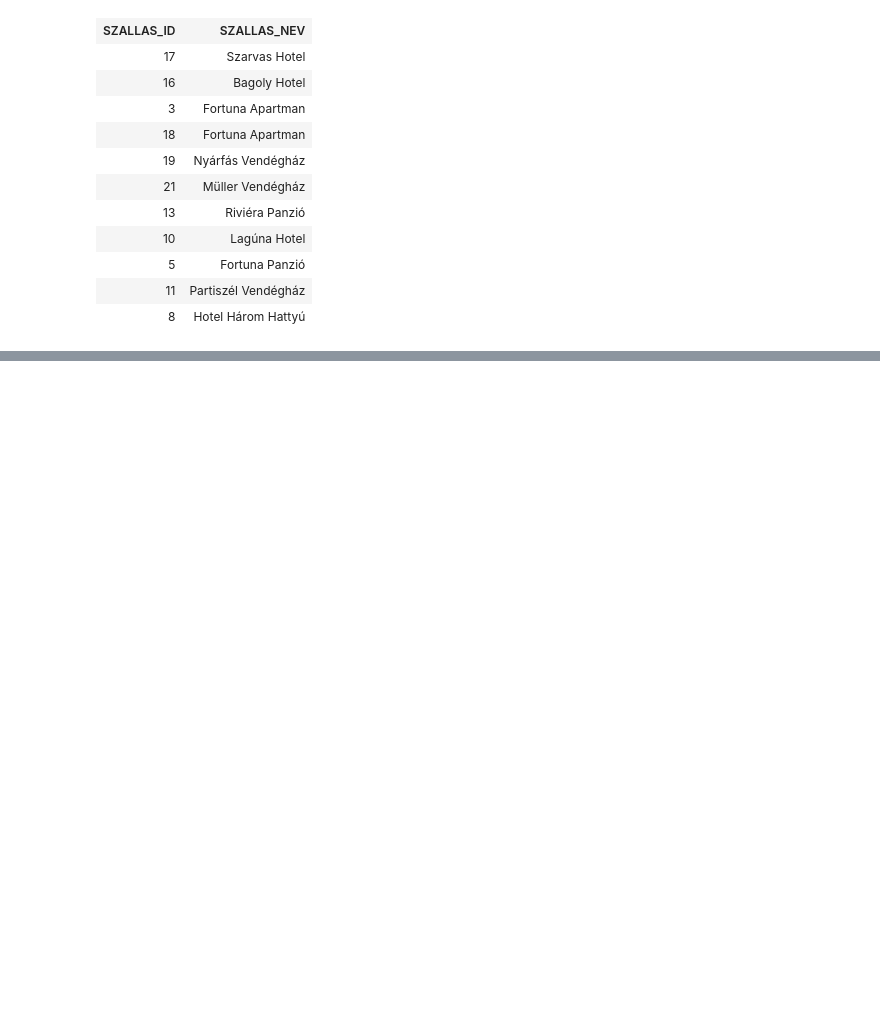
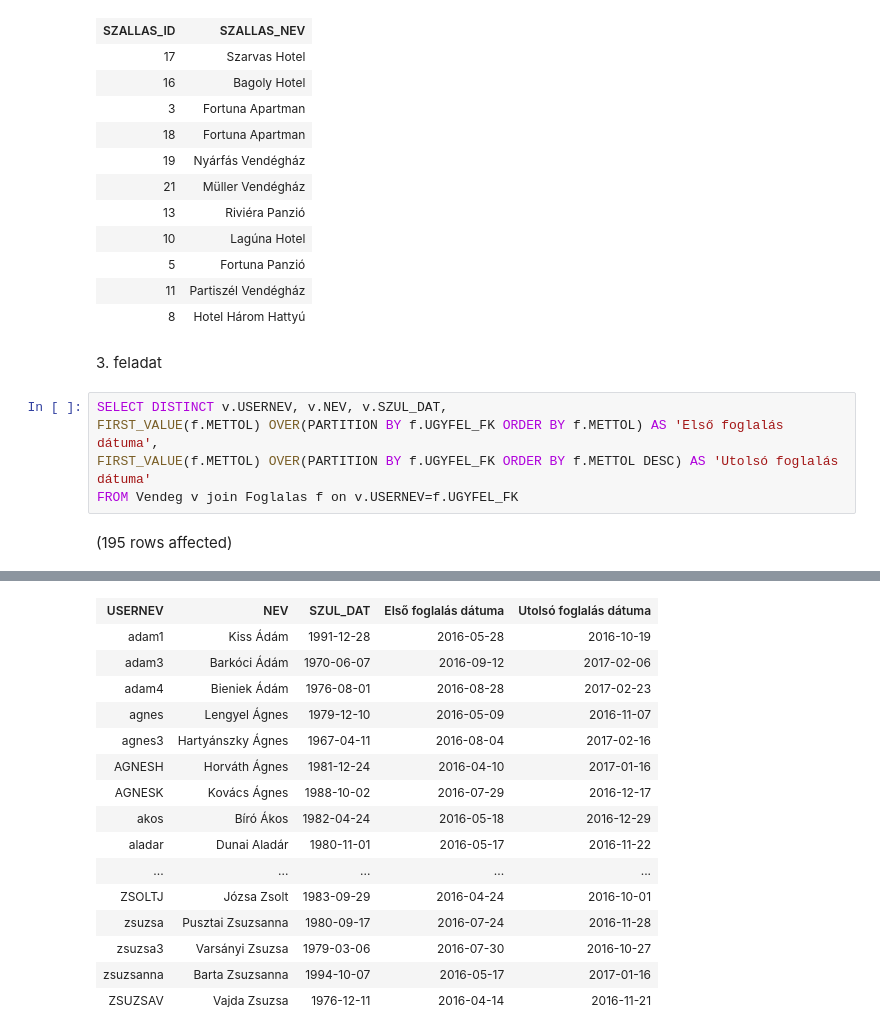
Before and after one commit to barnabasbaranyistud/zh4, a Jupyter notebook: zh4.ipynb, the cells around one changed output, grey strips where cells are left out. Saved outputs shown, nothing was run; the diff lists cells and outputs as text; blank space fills up the shorter version.

```diff
--- a/zh4.ipynb
+++ b/zh4.ipynb
@@ -67,3 +67,12 @@ Total execution time: 00:00:00.011
 | 5 | Fortuna Panzió |
 | 11 | Partiszél Vendégház |
 | 8 | Hotel Három Hattyú |
+# %% [markdown]
+3\. feladat
+# %%
+SELECT DISTINCT v.USERNEV, v.NEV, v.SZUL_DAT,
+FIRST_VALUE(f.METTOL) OVER(PARTITION BY f.UGYFEL_FK ORDER BY f.METTOL) AS 'Első foglalás dátuma',
+FIRST_VALUE(f.METTOL) OVER(PARTITION BY f.UGYFEL_FK ORDER BY f.METTOL DESC) AS 'Utolsó foglalás dátuma'
+FROM Vendeg v join Foglalas f on v.USERNEV=f.UGYFEL_FK
+# %% [output]
+(195 rows affected)
@@ -69,0 +80,16 @@ Total execution time: 00:00:00.011
+| USERNEV | NEV | SZUL_DAT | Első foglalás dátuma | Utolsó foglalás dátuma |
+| adam1 | Kiss Ádám | 1991-12-28 | 2016-05-28 | 2016-10-19 |
+| adam3 | Barkóci Ádám | 1970-06-07 | 2016-09-12 | 2017-02-06 |
+| adam4 | Bieniek Ádám | 1976-08-01 | 2016-08-28 | 2017-02-23 |
+| agnes | Lengyel Ágnes | 1979-12-10 | 2016-05-09 | 2016-11-07 |
+| agnes3 | Hartyánszky Ágnes | 1967-04-11 | 2016-08-04 | 2017-02-16 |
+| AGNESH | Horváth Ágnes | 1981-12-24 | 2016-04-10 | 2017-01-16 |
+| AGNESK | Kovács Ágnes | 1988-10-02 | 2016-07-29 | 2016-12-17 |
+| akos | Bíró Ákos | 1982-04-24 | 2016-05-18 | 2016-12-29 |
+| aladar | Dunai Aladár | 1980-11-01 | 2016-05-17 | 2016-11-22 |
+| ... | ... | ... | ... | ... |
+| ZSOLTJ | Józsa Zsolt | 1983-09-29 | 2016-04-24 | 2016-10-01 |
+| zsuzsa | Pusztai Zsuzsanna | 1980-09-17 | 2016-07-24 | 2016-11-28 |
+| zsuzsa3 | Varsányi Zsuzsa | 1979-03-06 | 2016-07-30 | 2016-10-27 |
+| zsuzsanna | Barta Zsuzsanna | 1994-10-07 | 2016-05-17 | 2017-01-16 |
+| ZSUZSAV | Vajda Zsuzsa | 1976-12-11 | 2016-04-14 | 2016-11-21 |
```
Also changed, not shown: parts of 1 cell of this notebook.
